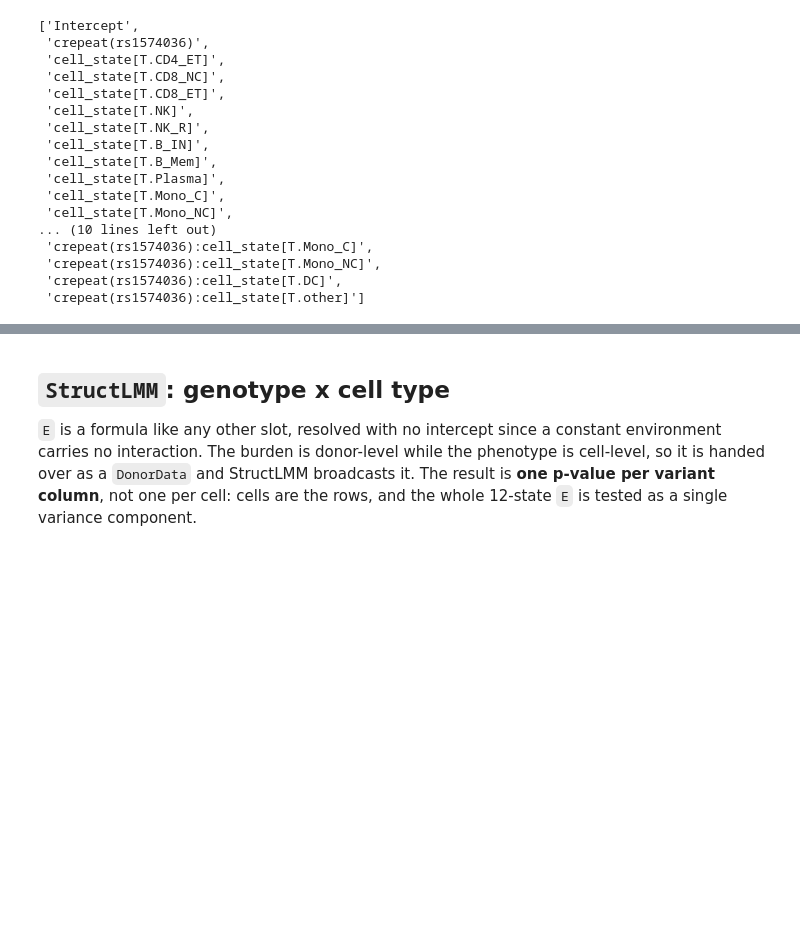
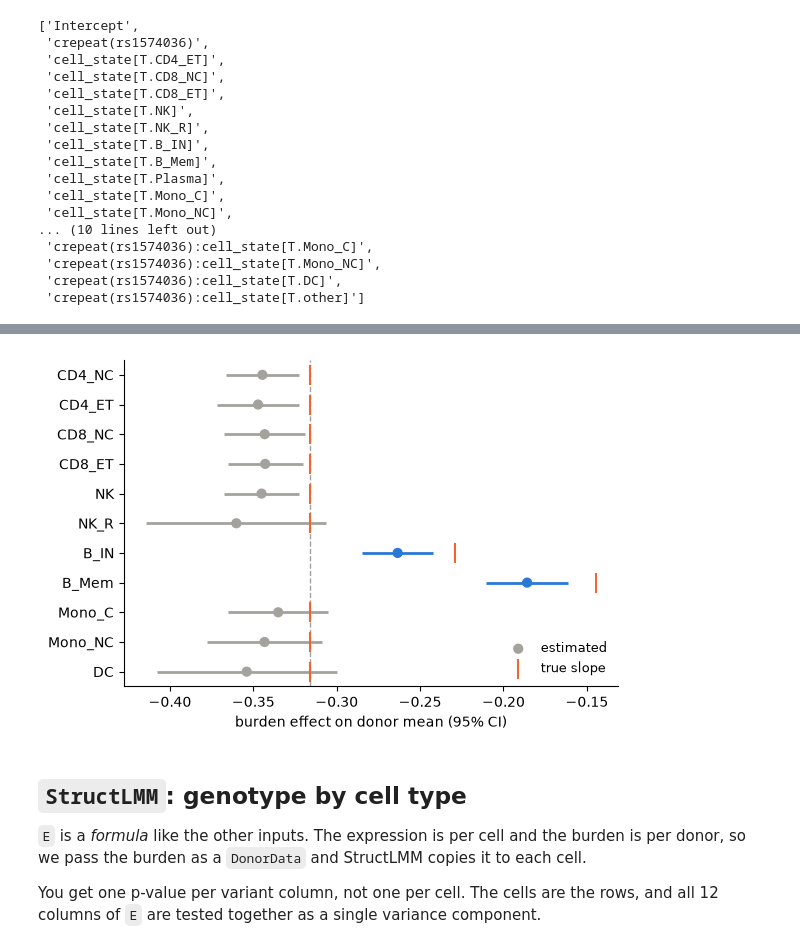
Before and after one commit to theislab/cellink, a Jupyter notebook: docs/tutorials/formula_resolver.ipynb, the cells around one changed output, grey strips where cells are left out. Saved outputs shown, nothing was run; the diff lists cells and outputs as text; code cells hidden in the pictures; blank space fills up the shorter version.

```diff
--- a/docs/tutorials/formula_resolver.ipynb
+++ b/docs/tutorials/formula_resolver.ipynb
@@ -271,11 +344,33 @@ below does. `p_lead_snp` is the honest unknown: rs1574036 is one variant inside
+# %%
+order = gwas_res.index[::-1]
+fig, ax = plt.subplots(figsize=(6, 4))
+y = np.arange(len(order))
+colors = [B_COLOR if s in B_STATES else OTHER_COLOR for s in order]
+ax.errorbar(
+    gwas_res.loc[order, "beta_burden"],
+    y,
+    xerr=1.96 * gwas_res.loc[order, "se_burden"].abs(),
+    fmt="none",
+    ecolor=colors,
+    elinewidth=2,
+)
+ax.scatter(gwas_res.loc[order, "beta_burden"], y, color=colors, s=40, zorder=3, label="estimated")
+ax.scatter(slope[order], y, marker="|", s=200, color=TRUTH_COLOR, zorder=4, label="true slope")
+ax.axvline(EFFECT_SIGN * np.sqrt(VE_BURDEN), color=OTHER_COLOR, lw=1, ls="--")
+ax.set_yticks(y, order)
+ax.set_xlabel("burden effect on donor mean (95% CI)")
+ax.legend(frameon=False, loc="lower right", fontsize=9)
+fig.tight_layout()
+# %% [output]
+[figure, added]
 # %% [markdown]
-## `StructLMM`: genotype x cell type
+## `StructLMM`: genotype by cell type
 
-`E` is a formula like any other slot, resolved with no intercept since a constant
-environment carries no interaction. The burden is donor-level while the phenotype is
-cell-level, so it is handed over as a `DonorData` and StructLMM broadcasts it. The
-result is **one p-value per variant column**, not one per cell: cells are the rows, and
-the whole 12-state `E` is tested as a single variance component.
+`E` is a _formula_ like the other inputs. The expression is per cell and the burden is per
+donor, so we pass the burden as a `DonorData` and StructLMM copies it to each cell.
+
+You get one p-value per variant column, not one per cell. The cells are the rows, and all
+12 columns of `E` are tested together as a single variance component.
 # %%
 MAX_CELLS_PER_DONOR = 5  # a cell-level model over 12 types x 982 donors is too much
 
```
Also changed, not shown: parts of 31 cells of this notebook, 1 other file.
